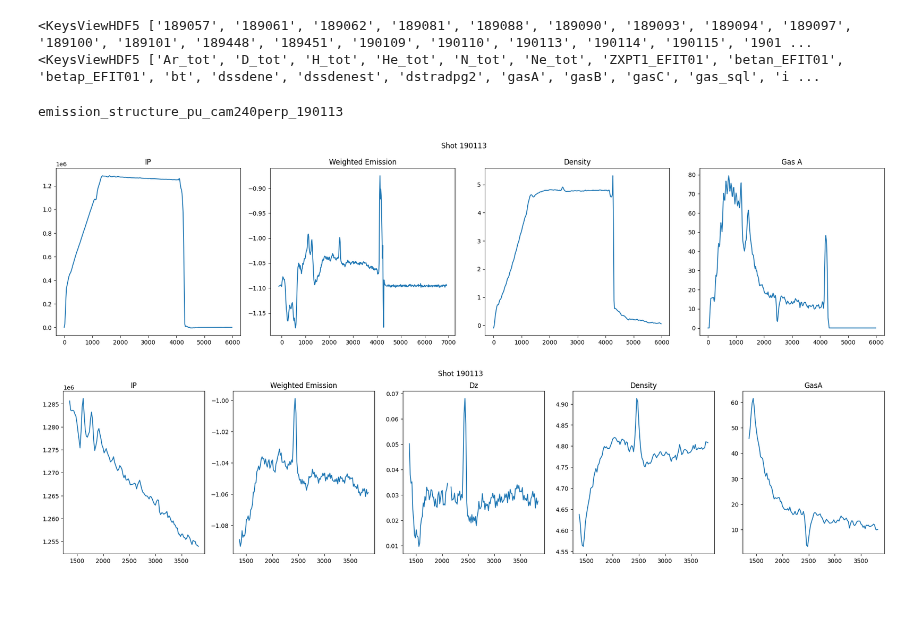
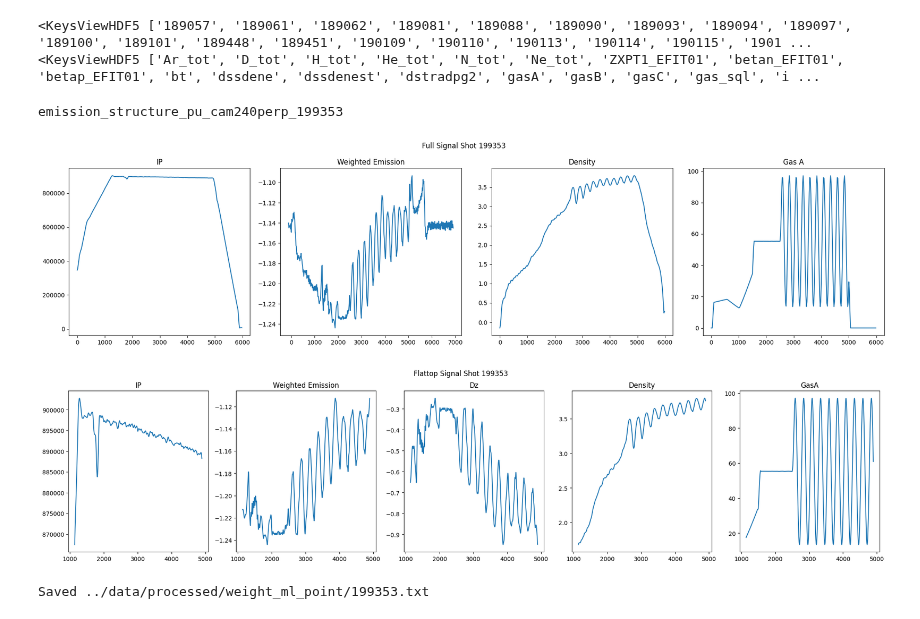
Before and after one commit to PlasmaControl/plasma-tv, a Jupyter notebook: notebooks/weighted_emission_sandbox.ipynb, the cells around one changed output. Saved outputs shown, nothing was run; the diff lists cells and outputs as text; code cells hidden in the pictures.

```diff
--- a/notebooks/weighted_emission_sandbox.ipynb
+++ b/notebooks/weighted_emission_sandbox.ipynb
@@ -315,12 +239,14 @@ shot = str(pkl_files[file_idx].stem.split('_')[-1])
+# %%
+file_idx = 24
 # %%
 h5_path = '../data/external/toksearch/detach.h5'
+shot = str(pkl_files[file_idx].stem.split('_')[-1])
 with h5py.File(h5_path, 'r') as file:
     print(file.keys())
     for key in file.keys():
         print(file[key].keys())
         break
     h5_times = file['times'][:]
-    # D_tot = file[shot]['D_tot'][:]
     gasA = file[shot]['gasA'][:]
     gasB = file[shot]['gasB'][:]
     gasC = file[shot]['gasC'][:]
@@ -329,17 +255,15 @@ with h5py.File(h5_path, 'r') as file:
     t_ip_flat_sql = file[shot]['t_ip_flat_sql'][()]
     ip_flat_duration_sql = file[shot]['ip_flat_duration_sql'][()]
     ZXPT1_EFIT01 = file[shot]['ZXPT1_EFIT01'][:]
-
-t_ip_flat_sql += 300
-ip_flat_duration_sql -= 500
+    # dstradpg2 = file[shot]['dstradpg2'][:]
 # %% [output]
 <KeysViewHDF5 ['189057', '189061', '189062', '189081', '189088', '189090', '189093', '189094', '189097', '189100', '189101', '189448', '189451', '190109', '190110', '190113', '190114', '190115', '1901 ...
 <KeysViewHDF5 ['Ar_tot', 'D_tot', 'H_tot', 'He_tot', 'N_tot', 'Ne_tot', 'ZXPT1_EFIT01', 'betan_EFIT01', 'betap_EFIT01', 'bt', 'dssdene', 'dssdenest', 'dstradpg2', 'gasA', 'gasB', 'gasC', 'gas_sql', 'i ...
 # %%
 [inverted,radii,elevation,frames,times,vid_frames,vid_times,vid] = tv.load_all(files[file_idx])
+
+with open(pkl_files[file_idx], 'rb') as file:
+    data = pickle.load(file)
+    print(pkl_files[file_idx].stem)
+# %% [output]
+emission_structure_pu_cam240perp_199353
-# %%
-with open(pkl_files[file_idx], 'rb') as file:
-    data = pickle.load(file)
-    print(pkl_files[file_idx].stem)
-# %% [output]
-emission_structure_pu_cam240perp_190113
@@ -357,3 +270,24 @@ Dz = crop_data - interp_ZXPT
+# %%
+t_start = t_ip_flat_sql
+t_end = t_ip_flat_sql + ip_flat_duration_sql
+
+t_grid = np.linspace(t_start, t_end, 1000)
+crop_h5_times, crop_gasA = crop_time(h5_times, gasA, t_start, t_end)
+_, crop_ZXPT1_EFIT01 = crop_time(h5_times, ZXPT1_EFIT01, t_start, t_end)
+_, crop_ip = crop_time(h5_times, ip, t_start, t_end)
+_, crop_dssdenest = crop_time(h5_times, dssdenest, t_start, t_end)
+crop_times, crop_data = crop_time(vid_times, data, t_start, t_end)
+interp_kind = 'cubic'
+interp_ZXPT = interp1d(crop_h5_times, crop_ZXPT1_EFIT01, kind=interp_kind, fill_value='extrapolate')(t_grid)
+interp_data = interp1d(crop_times, crop_data, kind=interp_kind, fill_value='extrapolate')(t_grid)
+interp_gasA = interp1d(crop_h5_times, crop_gasA, kind=interp_kind, fill_value='extrapolate')(t_grid)
+interp_ip = interp1d(crop_h5_times, crop_ip, kind=interp_kind, fill_value='extrapolate')(t_grid)
+interp_dssdenest = interp1d(crop_h5_times, crop_dssdenest, kind=interp_kind, fill_value='extrapolate')(t_grid)
+
+gasA_PID = interp_gasA[0]
+interp_ZStrike = np.ones_like(interp_ZXPT) * -1.24477
+Dz = (interp_ZXPT - interp_data) / (interp_ZXPT - interp_ZStrike) + interp_ZStrike
+Dz_PID = Dz[0]
 # %%
 plt.figure(figsize=(20,5))
 
@@ -373,31 +307,39 @@ plt.subplot(1, 4, 4)
 plt.plot(h5_times, gasA)
 plt.title('Gas A')
 
-plt.suptitle(f"Shot {shot}")
+plt.suptitle(f"Full Signal Shot {shot}")
 plt.tight_layout()
 
 plt.show()
 # %% [output]
-[figure, old version]
+[figure, new version]
 # %%
 plt.figure(figsize=(25,5))
 plt.subplot(1, 5, 2)
-plt.plot(crop_times,crop_data[0])
+plt.plot(t_grid,interp_data[0])
 plt.title('Weighted Emission')
 plt.subplot(1, 5, 4)
-plt.plot(crop_h5_times, crop_dssdenest[0])
+plt.plot(t_grid, interp_dssdenest[0])
 plt.title('Density')
 plt.subplot(1, 5, 5)
-plt.plot(crop_h5_times, crop_gasA[0])
+plt.plot(t_grid, gasA_PID)
 plt.title('GasA')
 plt.subplot(1, 5, 3)
-plt.plot(crop_times, Dz[0])
+plt.plot(t_grid, Dz_PID)
 plt.title('Dz')
 plt.subplot(1, 5, 1)
-plt.plot(crop_h5_times, crop_ip[0])
+plt.plot(t_grid, interp_ip[0])
 plt.title('IP')
-plt.suptitle('Shot ' + shot)
+plt.suptitle('Flattop Signal Shot ' + shot)
 plt.tight_layout
 plt.show()
 # %% [output]
-[figure, old version]
+[figure, new version]
+# %%
+txt_file = (Path('../data/processed/weight_ml_point') / '199353').with_suffix('.txt')
+with open(txt_file, 'w') as f:
+    for idx, point in enumerate(gasA_PID):
+        f.write(f"{t_grid[idx]}, {Dz_PID[idx]}, {point}\n")
+print(f"Saved {txt_file}")
+# %% [output]
+Saved ../data/processed/weight_ml_point/199353.txt
```
Also changed, not shown: parts of 21 cells of this notebook, 2 other files.
